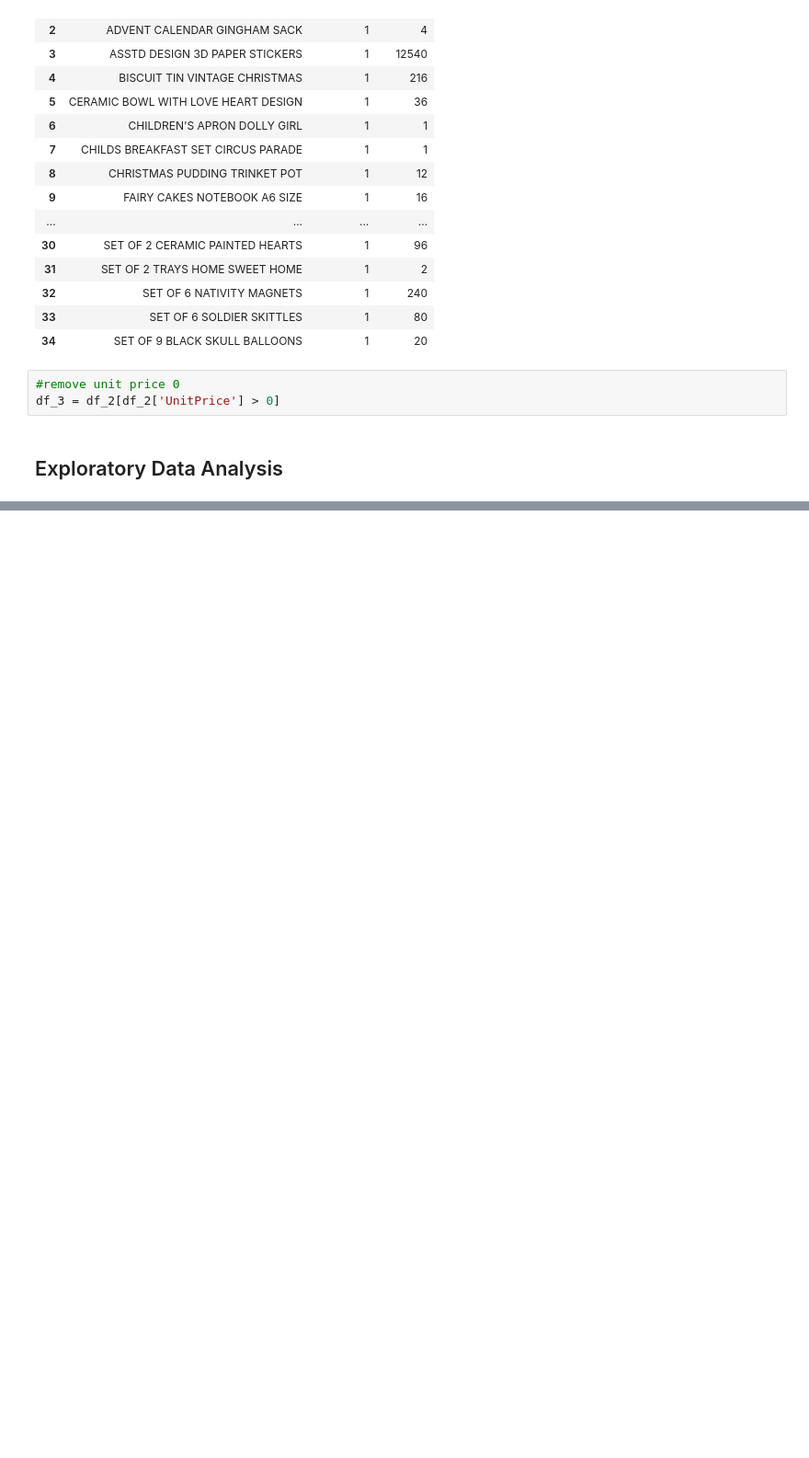
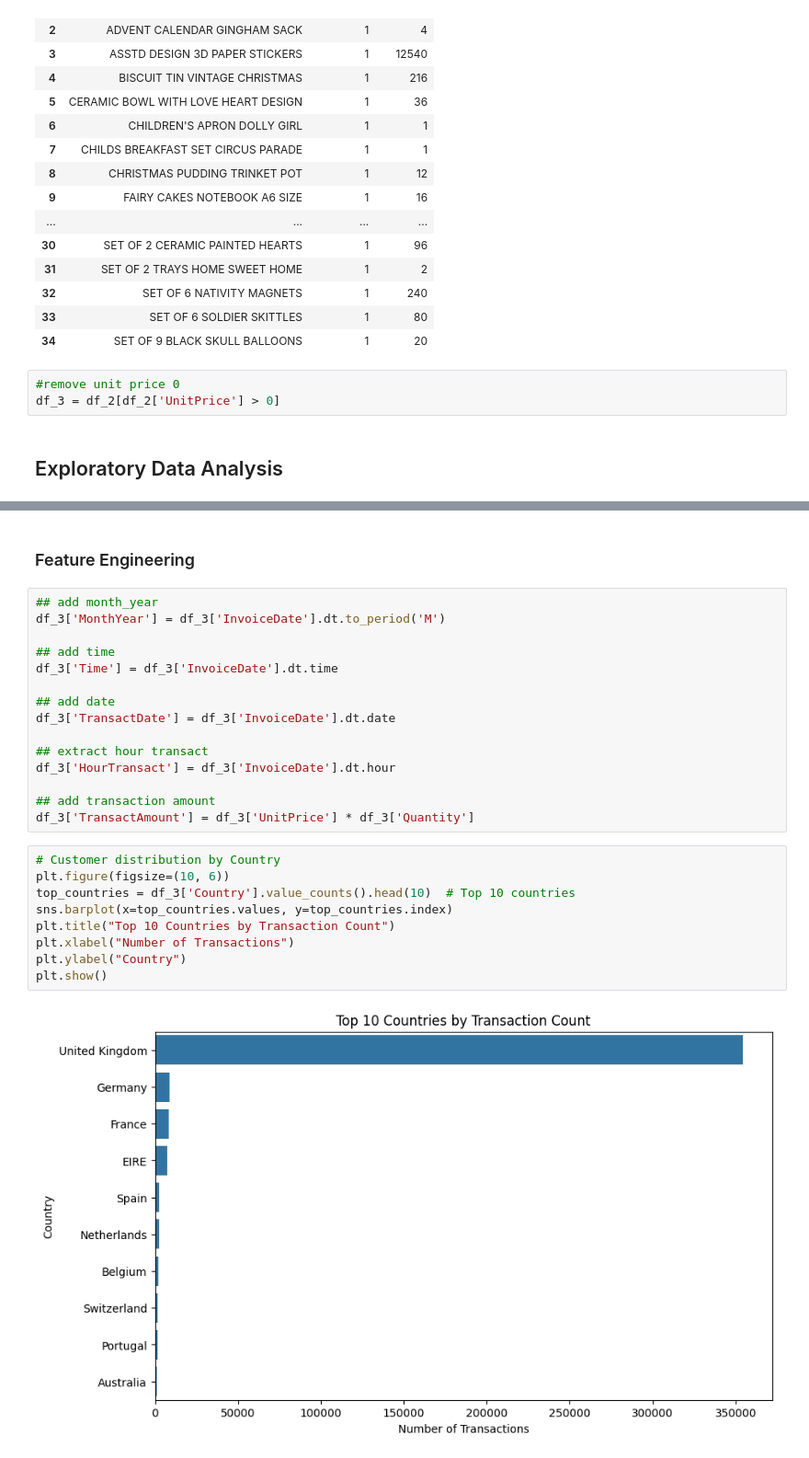
Before and after one commit to satriahady/RFM-Analysis, a Jupyter notebook: rfm_analysis.ipynb, the cells around one changed output, grey strips where cells are left out. Shown: that part at 92% size. Drawn from its saved outputs; the diff is of its cells as text; blank space fills up the shorter version.

```diff
--- a/rfm_analysis.ipynb
+++ b/rfm_analysis.ipynb
@@ -280,3 +267,31 @@ Transaksi dari tanggal 2010-12-01 sampai dengan tanggal 2011-12-09
 Jumlah Transaksi sebanyak 397884
 ====================================================================================================
 Ada 4338 yang berbelanja selama periode tersebut
+# %% [markdown]
+### Feature Engineering
+# %%
+## add month_year
+df_3['MonthYear'] = df_3['InvoiceDate'].dt.to_period('M')
+
+## add time
+df_3['Time'] = df_3['InvoiceDate'].dt.time
+
+## add date
+df_3['TransactDate'] = df_3['InvoiceDate'].dt.date
+
+## extract hour transact
+df_3['HourTransact'] = df_3['InvoiceDate'].dt.hour
+
+## add transaction amount
+df_3['TransactAmount'] = df_3['UnitPrice'] * df_3['Quantity']
+# %%
+# Customer distribution by Country
+plt.figure(figsize=(10, 6))
+top_countries = df_3['Country'].value_counts().head(10)  # Top 10 countries
+sns.barplot(x=top_countries.values, y=top_countries.index)
+plt.title("Top 10 Countries by Transaction Count")
+plt.xlabel("Number of Transactions")
+plt.ylabel("Country")
+plt.show()
+# %% [output]
+[figure, added]
```
Also changed, not shown: parts of 15 cells of this notebook.
